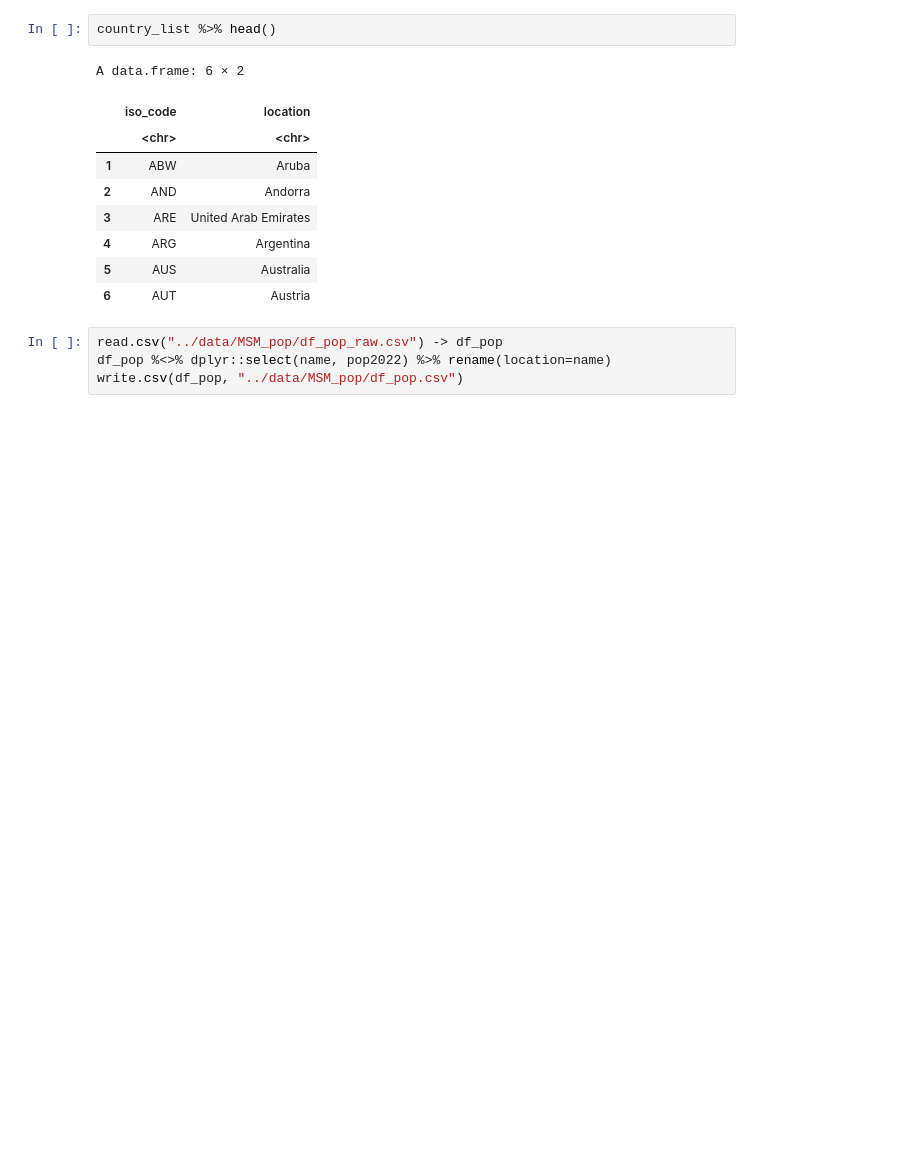
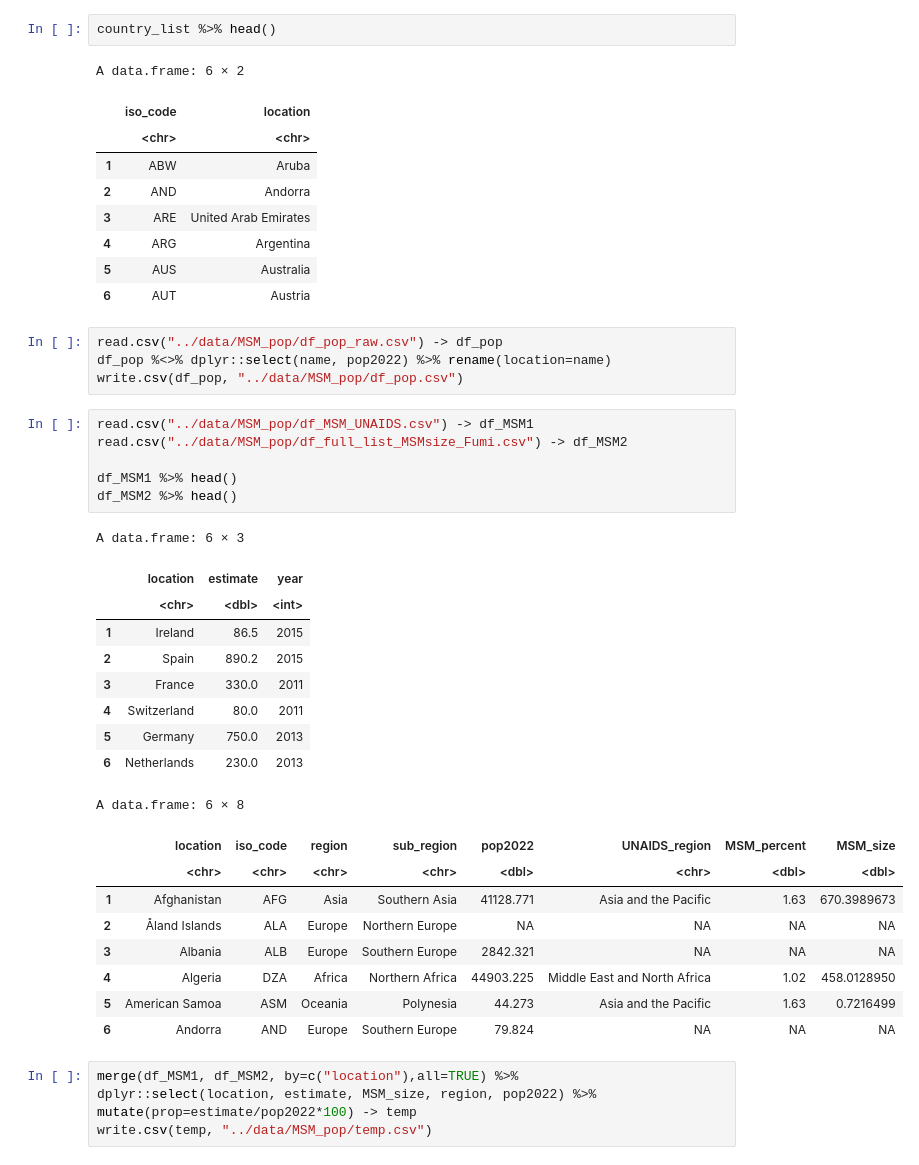
Before and after one commit to SungmokJung/mpox_global, a Jupyter notebook: scripts/Untitled.ipynb, the cells around one changed output. Drawn from its saved outputs; the diff is of its cells as text; blank space fills up the shorter version.

```diff
--- a/scripts/Untitled.ipynb
+++ b/scripts/Untitled.ipynb
@@ -32,3 +32,33 @@ A data.frame: 6 × 2
 read.csv("../data/MSM_pop/df_pop_raw.csv") -> df_pop
 df_pop %<>% dplyr::select(name, pop2022) %>% rename(location=name)
 write.csv(df_pop, "../data/MSM_pop/df_pop.csv")
+# %%
+read.csv("../data/MSM_pop/df_MSM_UNAIDS.csv") -> df_MSM1
+read.csv("../data/MSM_pop/df_full_list_MSMsize_Fumi.csv") -> df_MSM2
+
+df_MSM1 %>% head()
+df_MSM2 %>% head()
+# %% [output]
+A data.frame: 6 × 3
+|  | location | estimate | year |
+|  | <chr> | <dbl> | <int> |
+| 1 | Ireland | 86.5 | 2015 |
+| 2 | Spain | 890.2 | 2015 |
+| 3 | France | 330.0 | 2011 |
+| 4 | Switzerland | 80.0 | 2011 |
+| 5 | Germany | 750.0 | 2013 |
+| 6 | Netherlands | 230.0 | 2013 |
+A data.frame: 6 × 8
+|  | location | iso_code | region | sub_region | pop2022 | UNAIDS_region | MSM_percent | MSM_size |
+|  | <chr> | <chr> | <chr> | <chr> | <dbl> | <chr> | <dbl> | <dbl> |
+| 1 | Afghanistan | AFG | Asia | Southern Asia | 41128.771 | Asia and the Pacific | 1.63 | 670.3989673 |
+| 2 | Åland Islands | ALA | Europe | Northern Europe | NA | NA | NA | NA |
+| 3 | Albania | ALB | Europe | Southern Europe | 2842.321 | NA | NA | NA |
+| 4 | Algeria | DZA | Africa | Northern Africa | 44903.225 | Middle East and North Africa | 1.02 | 458.0128950 |
+| 5 | American Samoa | ASM | Oceania | Polynesia | 44.273 | Asia and the Pacific | 1.63 | 0.7216499 |
+| 6 | Andorra | AND | Europe | Southern Europe | 79.824 | NA | NA | NA |
+# %%
+merge(df_MSM1, df_MSM2, by=c("location"),all=TRUE) %>%
+dplyr::select(location, estimate, MSM_size, region, pop2022) %>%
+mutate(prop=estimate/pop2022*100) -> temp
+write.csv(temp, "../data/MSM_pop/temp.csv")
```
Also changed, not shown: parts of 3 cells of this notebook, 4 other files.
